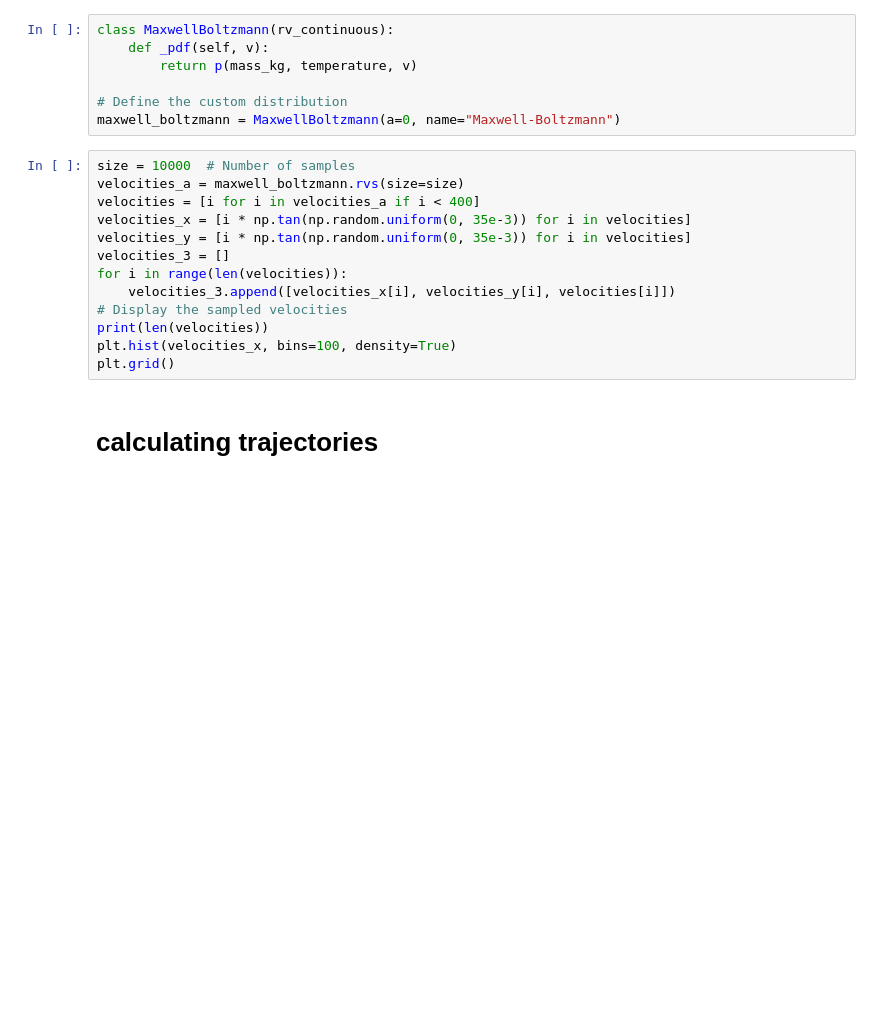
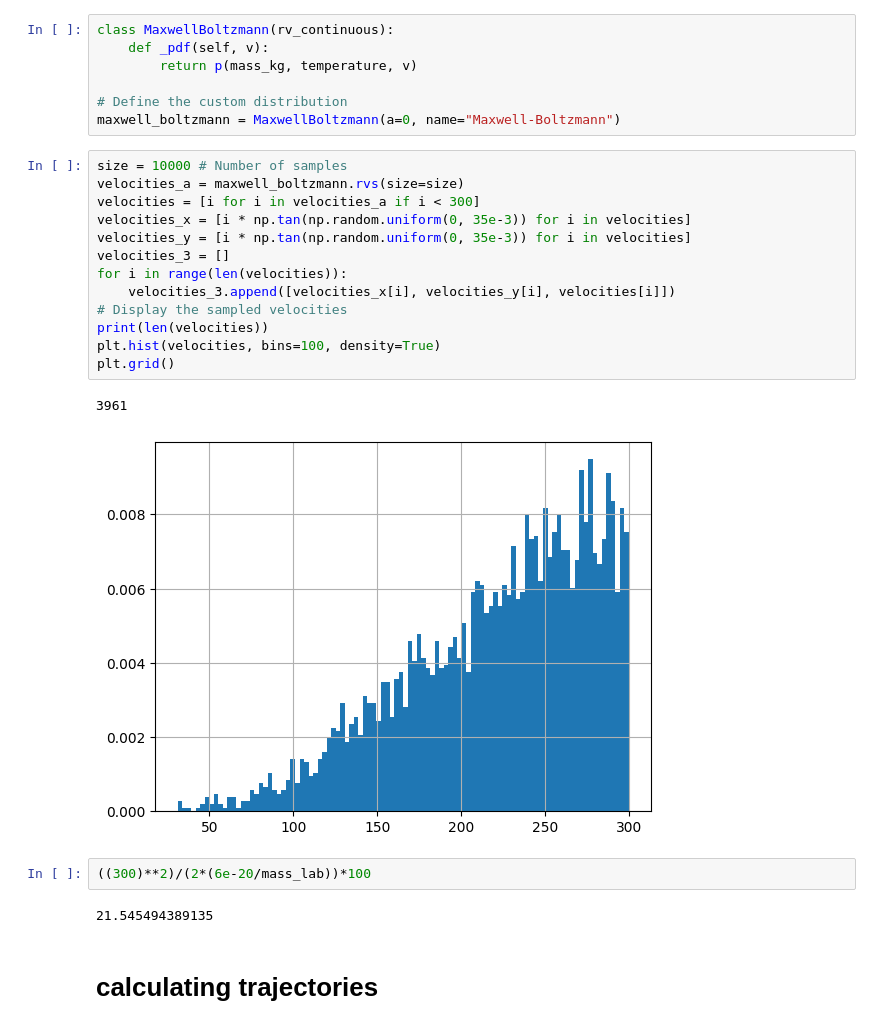
Before and after one commit to benfox4543/YB-zeeman-slower, a Jupyter notebook: zeeman slower_yb(fix after loosing good one).ipynb, the cells around one changed output. Cells and saved outputs as stored; diff of their text form; blank space fills up the shorter version.

```diff
--- a/zeeman slower_yb(fix after loosing good one).ipynb
+++ b/zeeman slower_yb(fix after loosing good one).ipynb
@@ -671,18 +738,25 @@ class MaxwellBoltzmann(rv_continuous):
 # Define the custom distribution
 maxwell_boltzmann = MaxwellBoltzmann(a=0, name="Maxwell-Boltzmann")
 # %%
-size = 10000  # Number of samples
+size = 10000 # Number of samples
 velocities_a = maxwell_boltzmann.rvs(size=size)
-velocities = [i for i in velocities_a if i < 400]
+velocities = [i for i in velocities_a if i < 300]
 velocities_x = [i * np.tan(np.random.uniform(0, 35e-3)) for i in velocities]
 velocities_y = [i * np.tan(np.random.uniform(0, 35e-3)) for i in velocities]
 velocities_3 = []
 for i in range(len(velocities)):
     velocities_3.append([velocities_x[i], velocities_y[i], velocities[i]])
 # Display the sampled velocities
 print(len(velocities))
-plt.hist(velocities_x, bins=100, density=True)
+plt.hist(velocities, bins=100, density=True)
 plt.grid()
+# %% [output]
+3961
+[figure, added]
+# %%
+((300)**2)/(2*(6e-20/mass_lab))*100
+# %% [output]
+21.545494389135
 # %% [markdown]
 # calculating trajectories
 # %%
```
Also changed, not shown: parts of 37 cells of this notebook.
